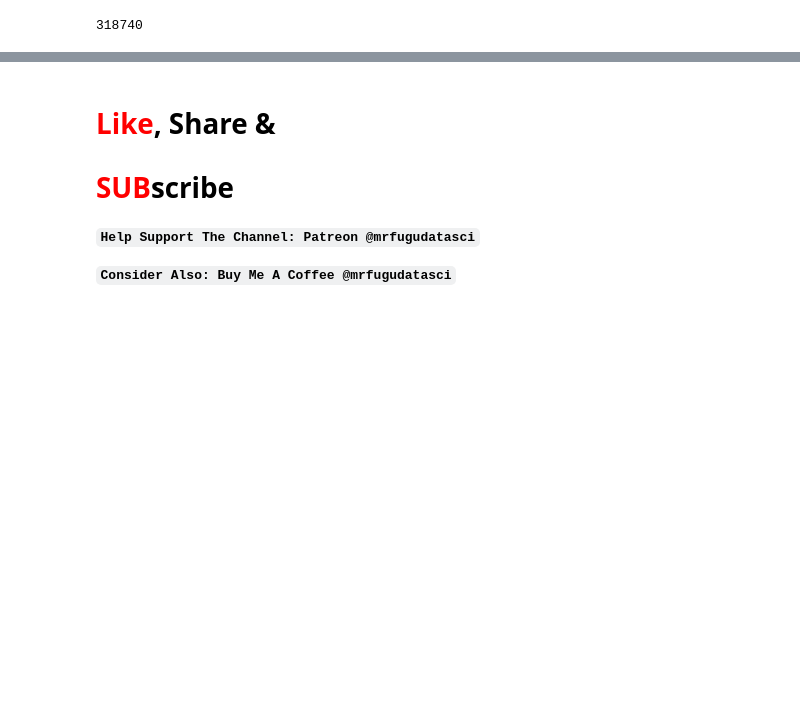
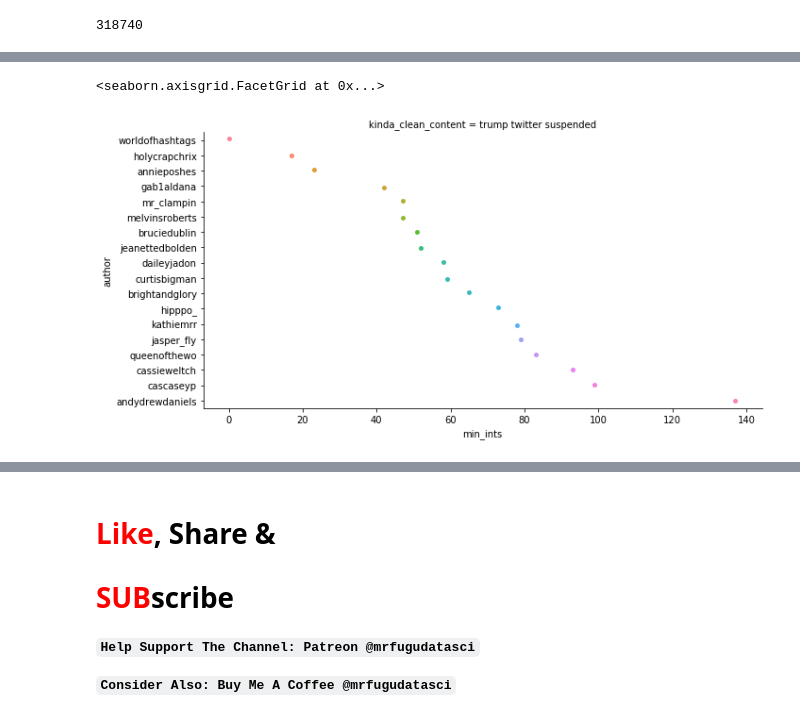
Before and after one commit to MrFuguDataScience/NLP, a Jupyter notebook: troll_tweets_03_NLP.ipynb, the cells around one changed output, grey strips where cells are left out. Saved outputs shown, nothing was run; the diff lists cells and outputs as text; code cells hidden in the pictures; blank space fills up the shorter version.

Commit message:
troll_tweets_03_NLP_01
added plots, parsed datetime converted to ints with function, cleaned up code

```diff
--- a/troll_tweets_03_NLP.ipynb
+++ b/troll_tweets_03_NLP.ipynb
@@ -635,0 +731,10 @@ for i in eng_subset['kinda_clean_content']:
+# %%
+two_tweets_=tmp[tmp['kinda_clean_content'].\
+    isin(top_20_tweets_TR_CLin)]['kinda_clean_content'].value_counts().index[:2]
+
+
+two_tweets_to_plot=tr_clin_cli_tweets[tr_clin_cli_tweets['kinda_clean_content'].\
+                   isin(two_tweets_)].sort_values('publish_date').reset_index()
+
+two_tweets_to_plot.head()
+# .head()
@@ -635,0 +748,28 @@ for i in eng_subset['kinda_clean_content']:
+# %%
+two_tweets_to_plot['new_time']=two_tweets_to_plot['publish_date'].\
+dt.strftime('%m/%d/%Y %H:%M')
+# %%
+first_tweet=two_tweets_to_plot.iloc[:18,:]
+
+second_tweet=two_tweets_to_plot.iloc[18:,:].reset_index()
+# %%
+from datetime import datetime
+
+
+def time_to_int(df_to_parse,starting_point):
+    ll=[]
+    for i in df_to_parse:
+        FMT = '%m/%d/%Y %H:%M'
+        tdelta = datetime.strptime(i, FMT) -\
+        datetime.strptime(starting_point, FMT)
+        convrt_mins=float(tdelta.total_seconds())/60
+        if tdelta.total_seconds() <10800:
+            ll.append(int(tdelta.total_seconds())/60)
+        else:
+            ll.append('Nope')
+    return ll
+# len(ll)
+
+first_tweet['min_ints']=time_to_int(first_tweet['new_time'],first_tweet['new_time'][0])
+
+# second_tweet
@@ -635,0 +778,8 @@ for i in eng_subset['kinda_clean_content']:
+# %%
+
+
+sns.catplot(data=first_tweet,x='min_ints',y='author',
+                    col='kinda_clean_content',aspect=2)
+# %% [output]
+<seaborn.axisgrid.FacetGrid at 0x...>
+[figure, added]
```
Also changed, not shown: parts of 16 cells of this notebook.
